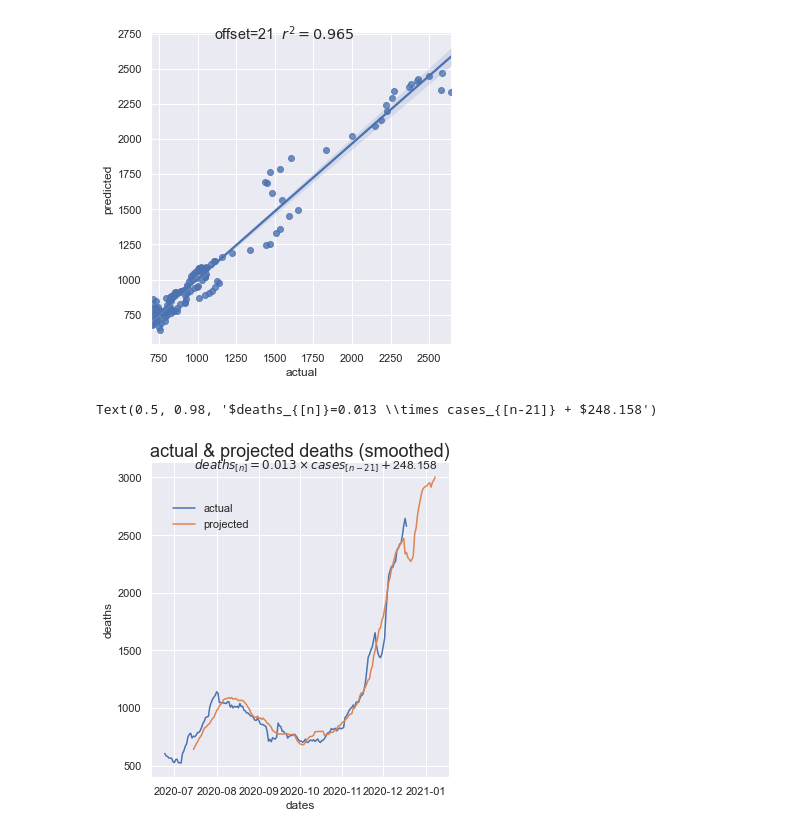
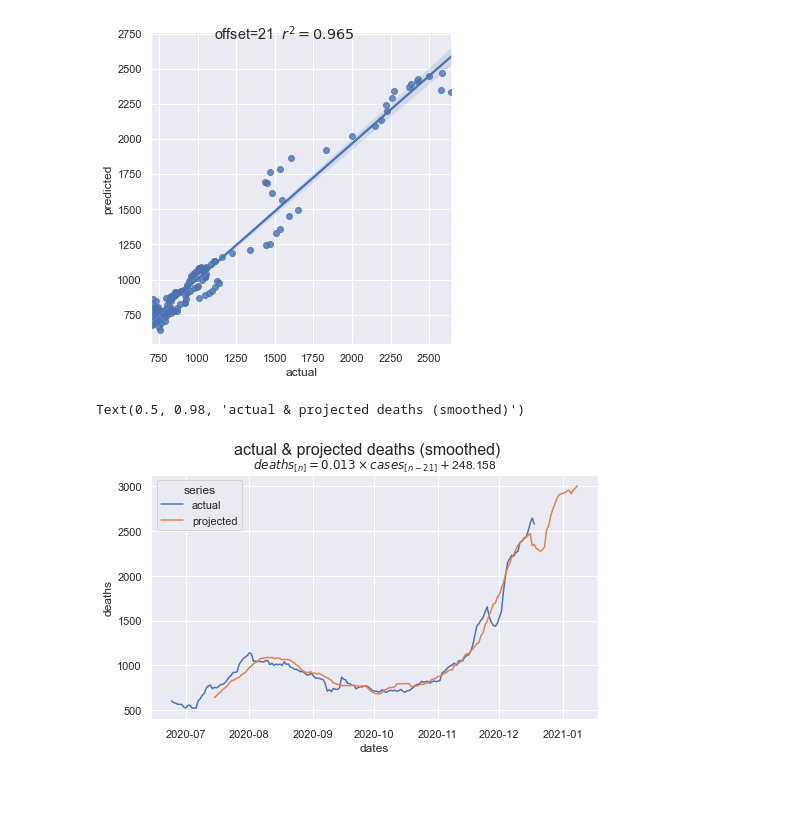
Before and after one commit to dkackman/covid, a Jupyter notebook: covid-linear-regression.ipynb, the cells around one changed output. Cells and saved outputs as stored; diff of their text form; code cells hidden in the pictures; blank space fills up the shorter version.

```diff
--- a/covid-linear-regression.ipynb
+++ b/covid-linear-regression.ipynb
@@ -89,22 +85,18 @@ Text(0.5, 0.98, 'offset=21  $r^2=0.965$')
 # %%
 projected_dates, actual_deaths, projected_deaths = Predict(model, dates, new_cases_smoothed, new_deaths_smoothed, offset)
 
 frame = pd.DataFrame({"dates": projected_dates.values,
     "actual": actual_deaths.values,
     "projected": projected_deaths.values})
 
 data = frame.melt(id_vars=['dates'], var_name='series', value_name='deaths')
 
-g = sns.relplot(data=data, kind="line", x="dates", y="deaths", hue="series")
+ax = sns.lineplot(data=data, x="dates", y="deaths", hue="series")
+ax.set_title(fr'$deaths_{{[n]}}={round(model.coef_[0], 3)} \times cases_{{[n-{offset}]}} + ${round(model.intercept_, 3)}', fontsize=12)
 
-leg = g._legend
-leg.set_title("")
-leg.set_bbox_to_anchor([0.15, 0.9])
-leg._loc = 2
-
-fig = g.fig
-fig.axes[0].set_title('actual & projected deaths (smoothed)', fontsize=18)
-fig.suptitle(fr'$deaths_{{[n]}}={round(model.coef_[0], 3)} \times cases_{{[n-{offset}]}} + ${round(model.intercept_, 3)}', fontsize=12)
+fig = ax.figure
+fig.set_size_inches(8, 4.5)
+fig.suptitle('actual & projected deaths (smoothed)', fontsize=16)
 # %% [output]
-Text(0.5, 0.98, '$deaths_{[n]}=0.013 \\times cases_{[n-21]} + $248.158')
+Text(0.5, 0.98, 'actual & projected deaths (smoothed)')
-[figure, old version]
+[figure, new version]
```
Also changed, not shown: parts of 1 cell of this notebook.
